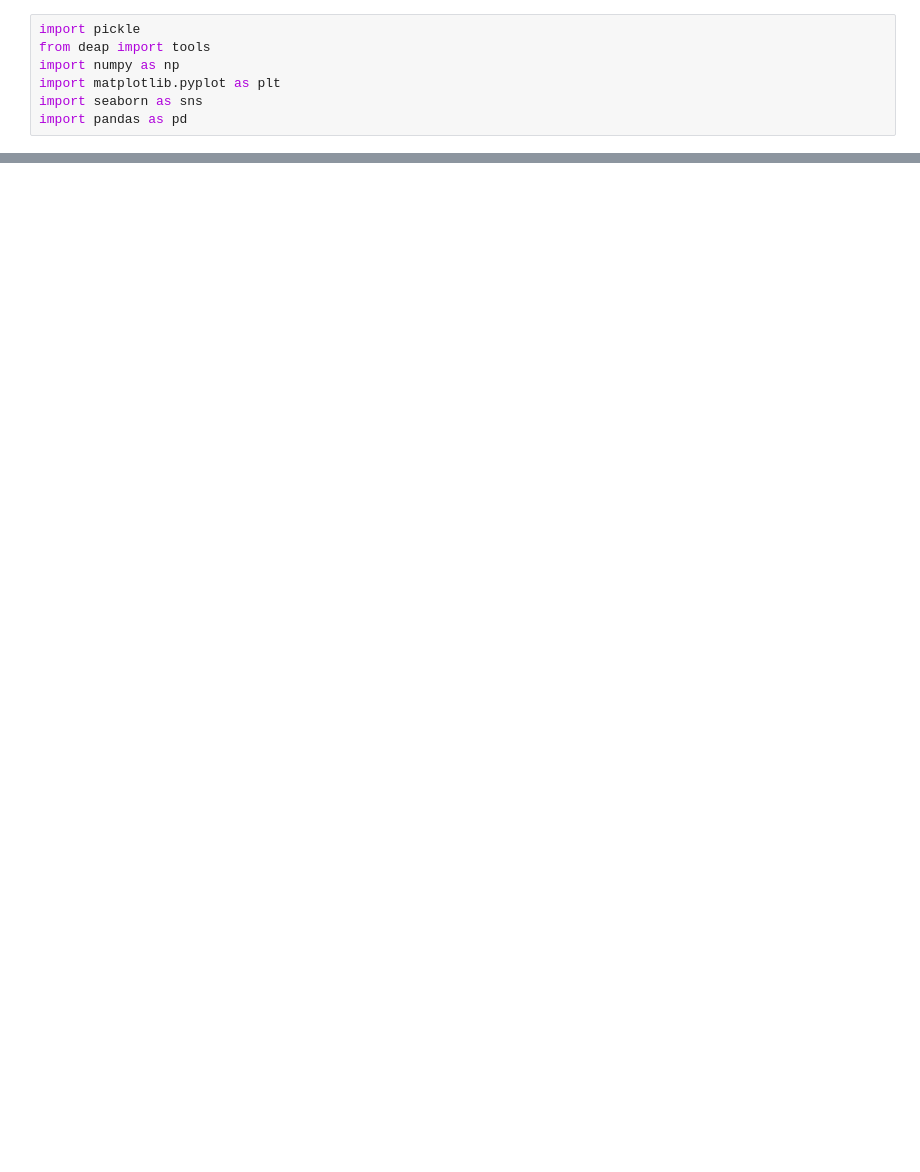
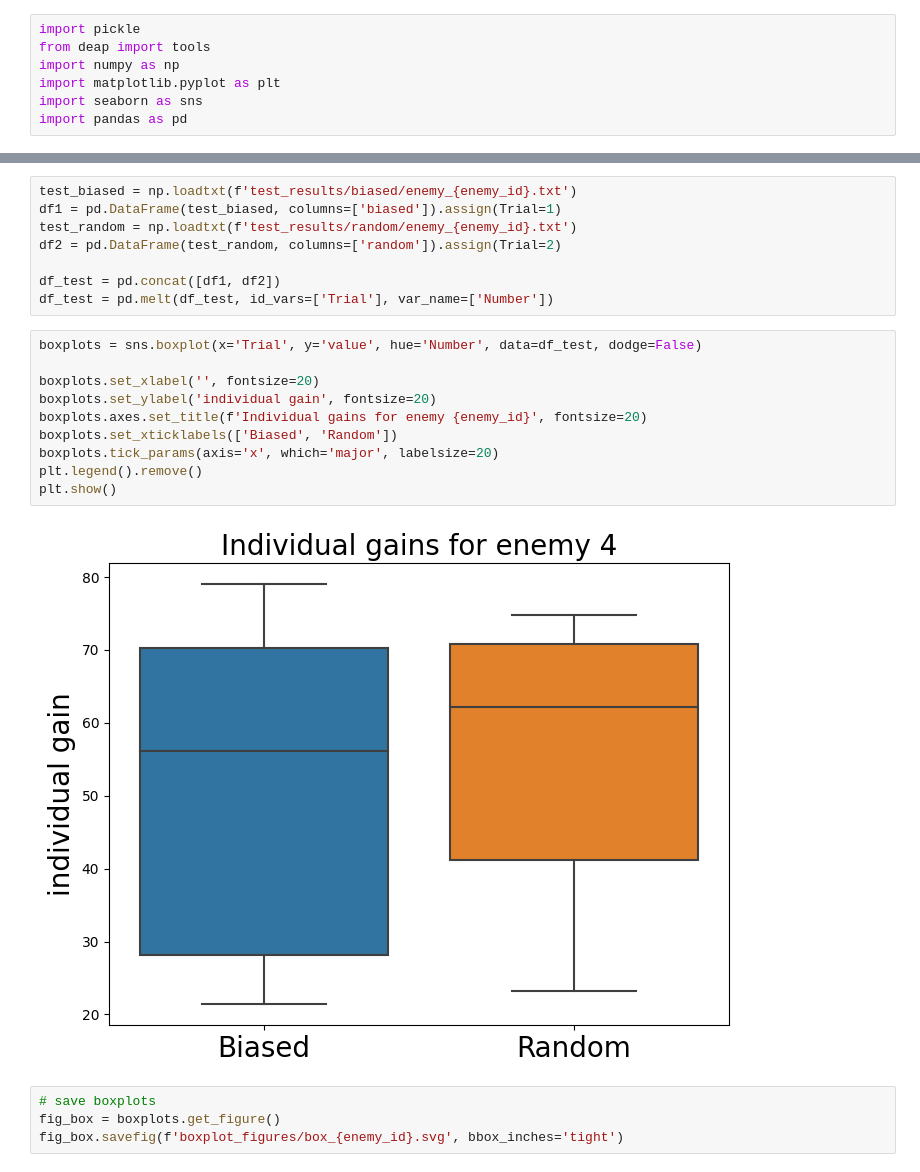
Before and after one commit to sanderbroos/EvolutionaryComputing, a Jupyter notebook: Experiments_statistics.ipynb, the cells around one changed output, grey strips where cells are left out. Cells and saved outputs as stored; diff of their text form; blank space fills up the shorter version.

Commit message:
boxplot added, minor changes of test mode added

```diff
--- a/Experiments_statistics.ipynb
+++ b/Experiments_statistics.ipynb
@@ -83,0 +63,24 @@ fig_1.savefig('lineplot_figures/enemy_1_mean.svg', bbox_inches='tight')
+# %%
+test_biased = np.loadtxt(f'test_results/biased/enemy_{enemy_id}.txt')
+df1 = pd.DataFrame(test_biased, columns=['biased']).assign(Trial=1)
+test_random = np.loadtxt(f'test_results/random/enemy_{enemy_id}.txt')
+df2 = pd.DataFrame(test_random, columns=['random']).assign(Trial=2)
+
+df_test = pd.concat([df1, df2])
+df_test = pd.melt(df_test, id_vars=['Trial'], var_name=['Number'])
+# %%
+boxplots = sns.boxplot(x='Trial', y='value', hue='Number', data=df_test, dodge=False)
+
+boxplots.set_xlabel('', fontsize=20)
+boxplots.set_ylabel('individual gain', fontsize=20)
+boxplots.axes.set_title(f'Individual gains for enemy {enemy_id}', fontsize=20)
+boxplots.set_xticklabels(['Biased', 'Random'])
+boxplots.tick_params(axis='x', which='major', labelsize=20)
+plt.legend().remove()
+plt.show()
+# %% [output]
+[figure, added]
+# %%
+# save boxplots
+fig_box = boxplots.get_figure()
+fig_box.savefig(f'boxplot_figures/box_{enemy_id}.svg', bbox_inches='tight')
```
Also changed, not shown: parts of 8 cells of this notebook, 44 other files.
